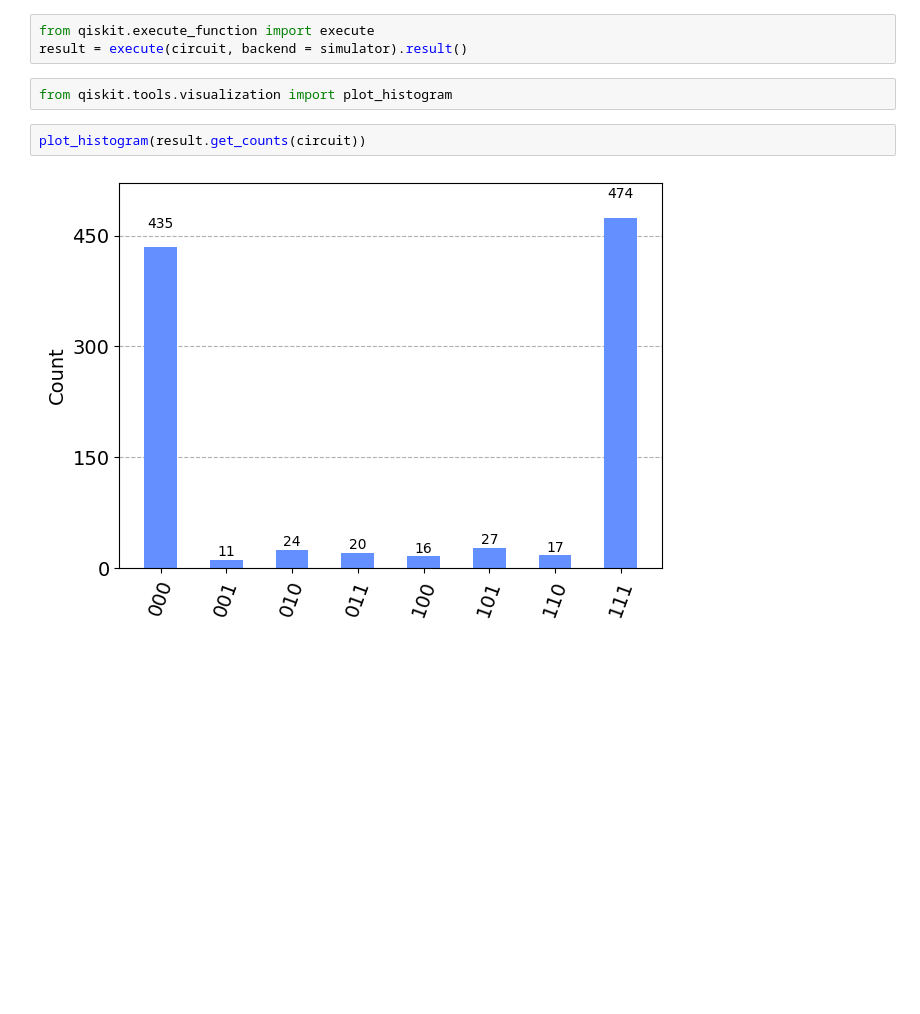
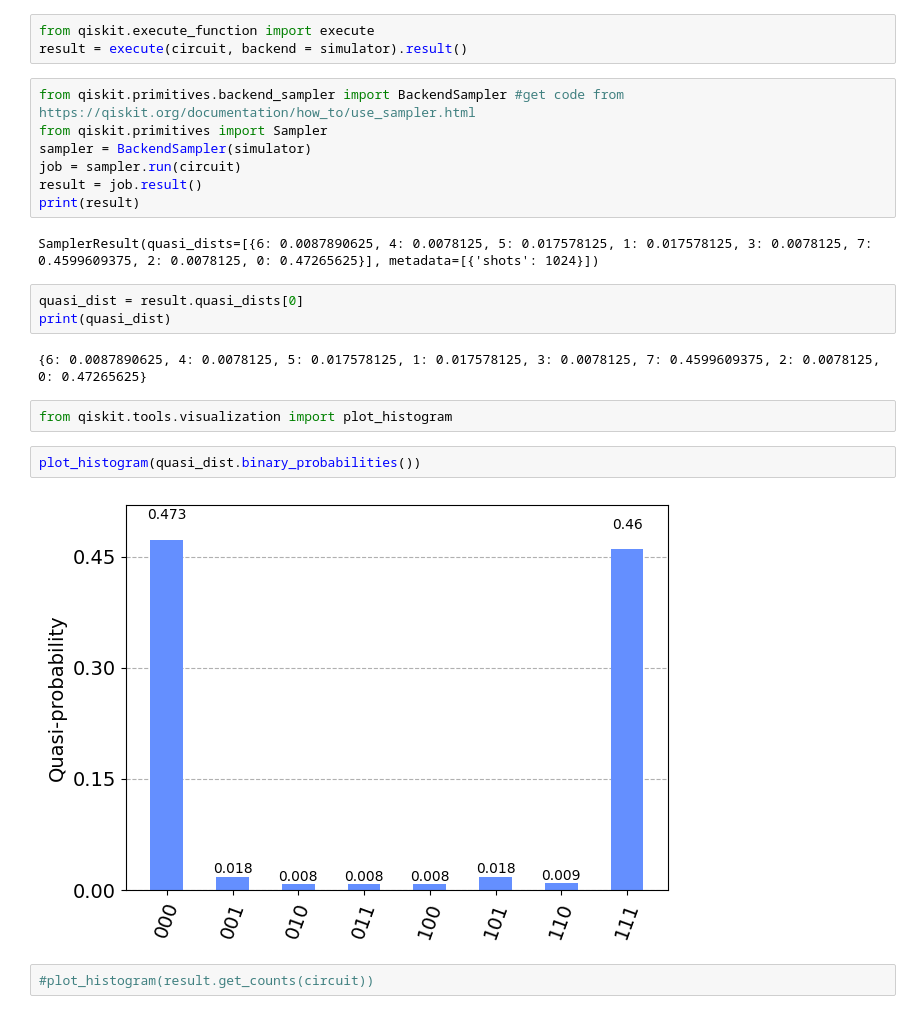
Before and after one commit to CharleneLimKH/python-mini-exercises, a Jupyter notebook: Week_3_Assignment_3_Quantum_Circuits.ipynb, the cells around one changed output. Drawn from its saved outputs; the diff is of its cells as text; blank space fills up the shorter version.

```diff
--- a/Week_3_Assignment_3_Quantum_Circuits.ipynb
+++ b/Week_3_Assignment_3_Quantum_Circuits.ipynb
@@ -64,9 +64,25 @@ simulator = AerSimulator(noise_model=noise_model) #simulation of quantum circuit
 # %%
 from qiskit.execute_function import execute
 result = execute(circuit, backend = simulator).result()
+# %%
+from qiskit.primitives.backend_sampler import BackendSampler #get code from https://qiskit.org/documentation/how_to/use_sampler.html
+from qiskit.primitives import Sampler
+sampler = BackendSampler(simulator)
+job = sampler.run(circuit)
+result = job.result()
+print(result)
+# %% [output]
+SamplerResult(quasi_dists=[{6: 0.0087890625, 4: 0.0078125, 5: 0.017578125, 1: 0.017578125, 3: 0.0078125, 7: 0.4599609375, 2: 0.0078125, 0: 0.47265625}], metadata=[{'shots': 1024}])
+# %%
+quasi_dist = result.quasi_dists[0]
+print(quasi_dist)
+# %% [output]
+{6: 0.0087890625, 4: 0.0078125, 5: 0.017578125, 1: 0.017578125, 3: 0.0078125, 7: 0.4599609375, 2: 0.0078125, 0: 0.47265625}
 # %%
 from qiskit.tools.visualization import plot_histogram
+# %%
+plot_histogram(quasi_dist.binary_probabilities())
+# %% [output]
+[figure, added]
 # %%
-plot_histogram(result.get_counts(circuit))
+#plot_histogram(result.get_counts(circuit))
-# %% [output]
-[figure, removed]
```
Also changed, not shown: parts of 1 cell of this notebook.
